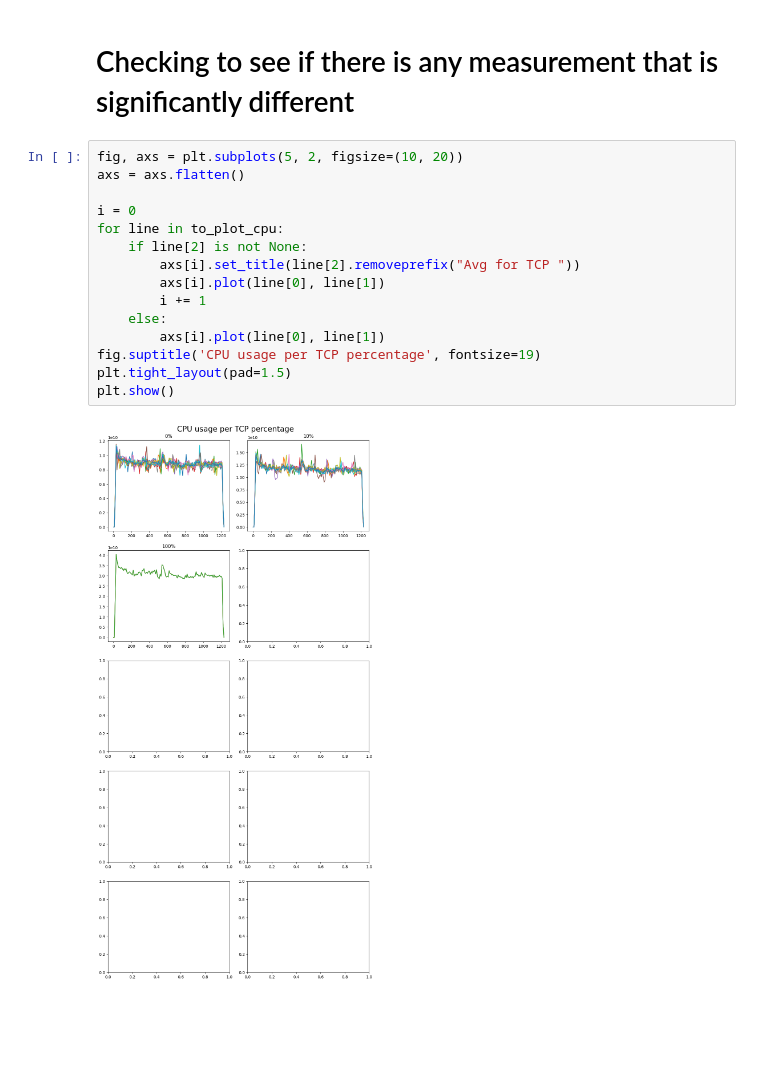
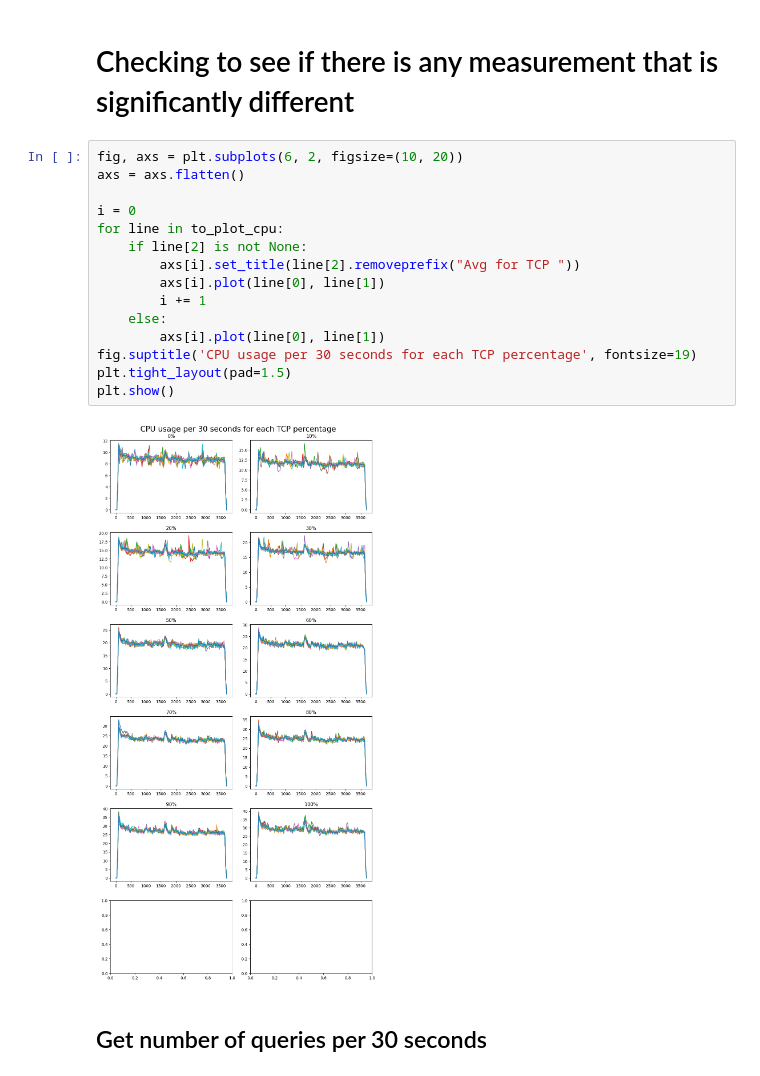
Before and after one commit to SIDN/dns-tcp-measurements, a Jupyter notebook: make_graphs.ipynb, the cells around one changed output. Cells and saved outputs as stored; diff of their text form; blank space fills up the shorter version.

```diff
--- a/make_graphs.ipynb
+++ b/make_graphs.ipynb
@@ -313,19 +237,21 @@ plt.show()
 # %% [markdown]
 # Checking to see if there is any measurement that is significantly different
 # %%
-fig, axs = plt.subplots(5, 2, figsize=(10, 20))
+fig, axs = plt.subplots(6, 2, figsize=(10, 20))
 axs = axs.flatten()
 
 i = 0
 for line in to_plot_cpu:
     if line[2] is not None:
         axs[i].set_title(line[2].removeprefix("Avg for TCP "))
         axs[i].plot(line[0], line[1])
         i += 1
     else:
         axs[i].plot(line[0], line[1])
-fig.suptitle('CPU usage per TCP percentage', fontsize=19)
+fig.suptitle('CPU usage per 30 seconds for each TCP percentage', fontsize=19)
 plt.tight_layout(pad=1.5)
 plt.show()
 # %% [output]
-[figure, old version]
+[figure, new version]
+# %% [markdown]
+## Get number of queries per 30 seconds
```
Also changed, not shown: parts of 19 cells of this notebook, 2 other files.
